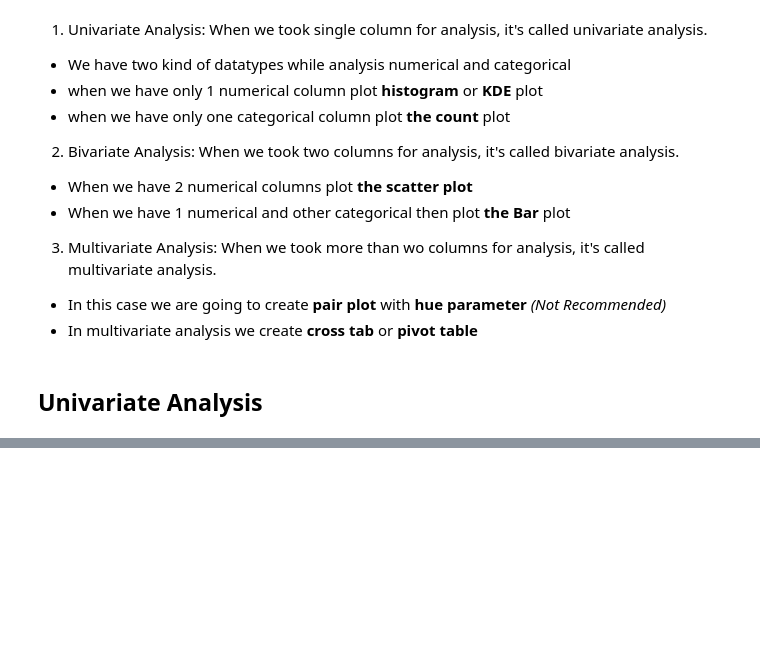
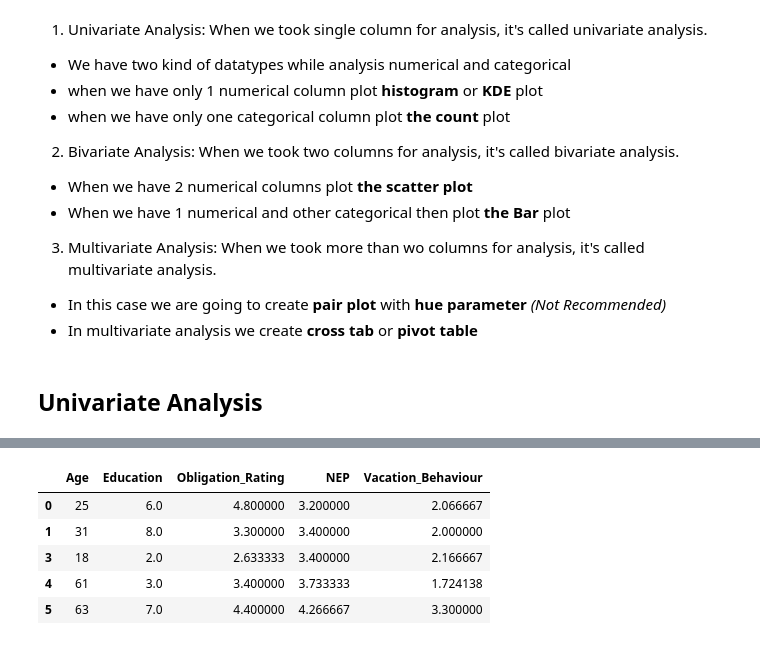
Before and after one commit to Uraniumking007/College-Stuff, a Jupyter notebook: BE/codeunnati/python_scripts_ckpcet/project_on_data_analytics/data_analytics_on_vacation_data/Data_Analytics_On_Vacation_Data.ipynb, the cells around one changed output, grey strips where cells are left out. Cells and saved outputs as stored; diff of their text form; code cells hidden in the pictures; blank space fills up the shorter version.

```diff
--- a/BE/codeunnati/python_scripts_ckpcet/project_on_data_analytics/data_analytics_on_vacation_data/Data_Analytics_On_Vacation_Data.ipynb
+++ b/BE/codeunnati/python_scripts_ckpcet/project_on_data_analytics/data_analytics_on_vacation_data/Data_Analytics_On_Vacation_Data.ipynb
@@ -314,0 +334,11 @@ df_num = df_vacation_data.select_dtypes(include='number')
+# %%
+# Show first 5 observations of Numerical Data
+
+df_num.head()
+# %% [output]
+|  | Age | Education | Obligation_Rating | NEP | Vacation_Behaviour |
+| 0 | 25 | 6.0 | 4.800000 | 3.200000 | 2.066667 |
+| 1 | 31 | 8.0 | 3.300000 | 3.400000 | 2.000000 |
+| 3 | 18 | 2.0 | 2.633333 | 3.400000 | 2.166667 |
+| 4 | 61 | 3.0 | 3.400000 | 3.733333 | 1.724138 |
+| 5 | 63 | 7.0 | 4.400000 | 4.266667 | 3.300000 |
```
Also changed, not shown: parts of 4 cells of this notebook.
